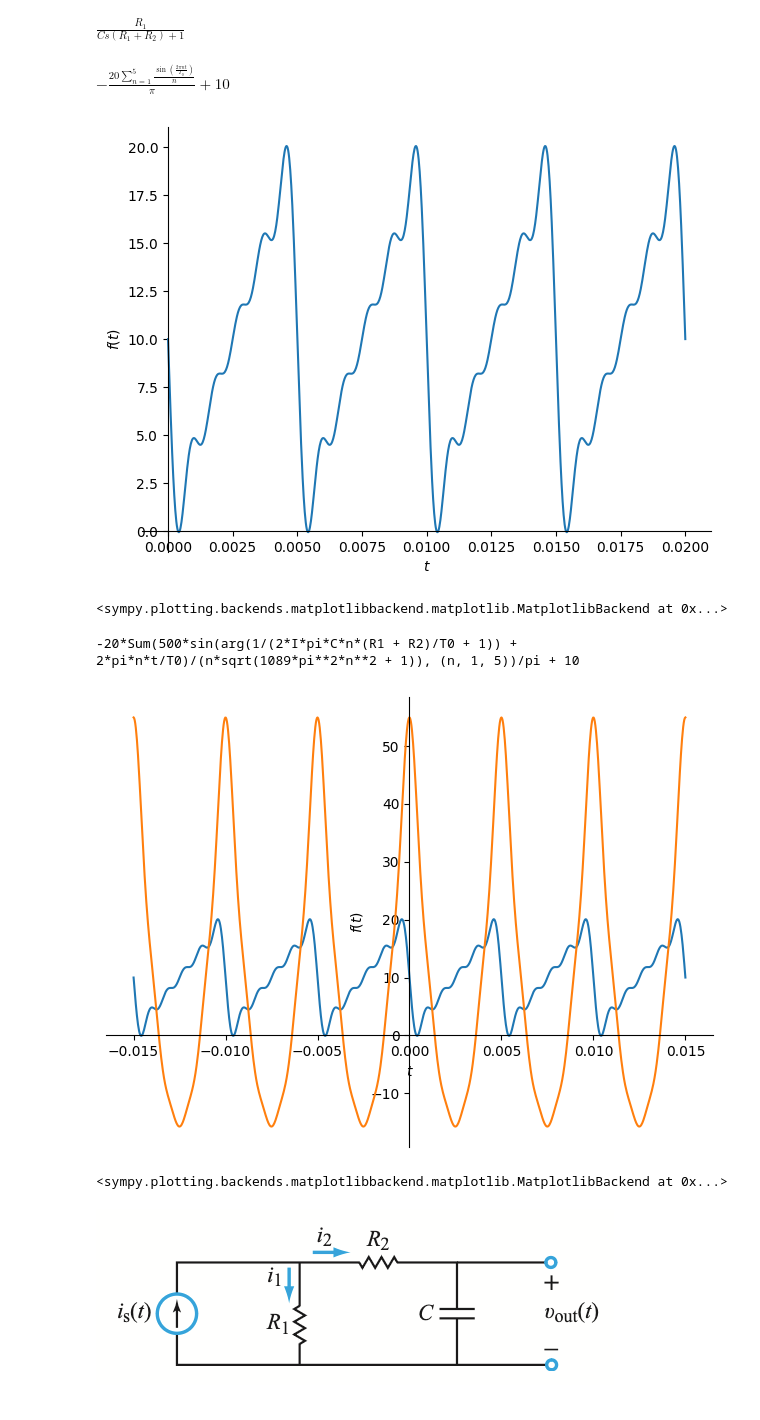
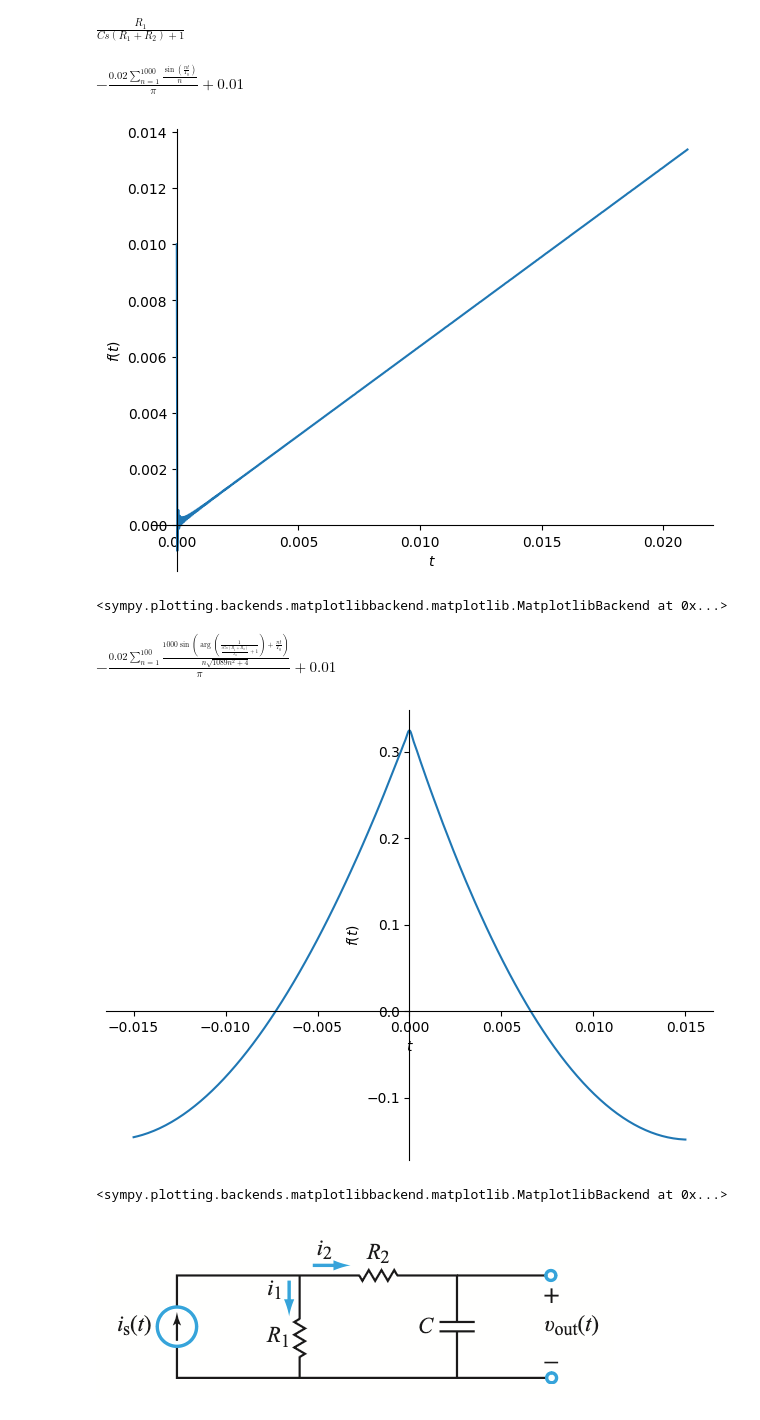
Before and after one commit to vieweghn/EENG-310-Signals-and-Systems, a Jupyter notebook: EENG_310_HW09.ipynb, the cells around one changed output. Cells and saved outputs as stored; diff of their text form; code cells hidden in the pictures.

```diff
--- a/EENG_310_HW09.ipynb
+++ b/EENG_310_HW09.ipynb
@@ -36,26 +36,26 @@ B. The current source $i_s(t)$ in the circuit below generates a sawtooth wave (s
 
 $v_{out}(t) = \frac{R_1}{\sqrt{(C \omega(R_2 + R_1))^2 + 1}}(10 - \frac{20}{\pi} \sum_{n=1}^{∞} \frac{1}{n}sin(\frac{n \pi t}{2} - e^{-j \tan^{-1}(C \omega (R_2 + R_1)}))$
 # %%
-t,R1,R2,C,T0 = sp.symbols("t,R1,R2,C,T0", real=True, positive=True)
+t,R1,R2,C,T0, omega = sp.symbols("t,R1,R2,C,T0, omega", real=True, positive=True)
 n = sp.symbols("n",integer=True)
 s=sp.symbols("s")
 
 subsVals = {T0:sp.Rational(5,1000), R1:500, R2:2000, C:sp.Rational(33,int(1e6))}
 
-omega0 = 2*sp.pi/T0
+#omega = 2*sp.pi/T0
 H = R1 / (C*(R2 + R1)*s + 1)
 H
 # %% [output]
 $\displaystyle \frac{R_{1}}{C s \left(R_{1} + R_{2}\right) + 1}$
 # %%
-i_s = 10 - (20 / sp.pi) * sp.Sum((1 / n) * sp.sin(n * omega0 * t), (n, 1, 5))
+i_s = .001 * (10 - (20 / sp.pi) * sp.Sum((1 / n) * sp.sin(n * (1 / T0) * t), (n, 1, 1000)))
 i_s
 # %% [output]
-$\displaystyle - \frac{20 \sum_{n=1}^{5} \frac{\sin{\left(\frac{2 \pi n t}{T_{0}} \right)}}{n}}{\pi} + 10$
+$\displaystyle - \frac{0.02 \sum_{n=1}^{1000} \frac{\sin{\left(\frac{n t}{T_{0}} \right)}}{n}}{\pi} + 0.01$
 # %%
-sp.plot(i_s.subs(subsVals),(t,0,.02))
+sp.plot(i_s.subs(subsVals),(t,0,.021))
 # %% [output]
-[figure, old version]
+[figure, new version]
 <sympy.plotting.backends.matplotlibbackend.matplotlib.MatplotlibBackend at 0x...>
 # %%
 def Hmag(omega):
@@ -64,15 +64,14 @@ def Hmag(omega):
 def Hphase(omega):
   return sp.arg(H.subs(s,sp.I*omega))
 # %%
-Vout = (10 - (20 / sp.pi) * sp.Sum(Hmag(n * omega0) * (1 / n) * sp.sin(n * omega0 * t + Hphase(n * omega0)), (n, 1, 5)))
-Vout.subs(subsVals)
-print(Vout)
+Vout = .001 *(10 - (20 / sp.pi) * sp.Sum(Hmag(n * (1 / T0)) * (1 / n) * sp.sin(n * (1 / T0) * t + Hphase(n * (1 / T0))), (n, 1, 100)))
+Vout
 # %% [output]
--20*Sum(500*sin(arg(1/(2*I*pi*C*n*(R1 + R2)/T0 + 1)) + 2*pi*n*t/T0)/(n*sqrt(1089*pi**2*n**2 + 1)), (n, 1, 5))/pi + 10
+$\displaystyle - \frac{0.02 \sum_{n=1}^{100} \frac{1000 \sin{\left(\arg{\left(\frac{1}{\frac{i C n \left(R_{1} + R_{2}\right)}{T_{0}} + 1} \right)} + \frac{n t}{T_{0}} \right)}}{n \sqrt{1089 n^{2} + 4}}}{\pi} + 0.01$
 # %%
-sp.plot(i_s.subs(subsVals),Vout.subs(subsVals),(t,-.015,.015))
+sp.plot(Vout.subs(subsVals),(t,-.015,.015))
 # %% [output]
-[figure, old version]
+[figure, new version]
 <sympy.plotting.backends.matplotlibbackend.matplotlib.MatplotlibBackend at 0x...>
 # %% [markdown]
 ![image.png](embedded-picture-1)
```
Also changed, not shown: parts of 6 cells of this notebook.
